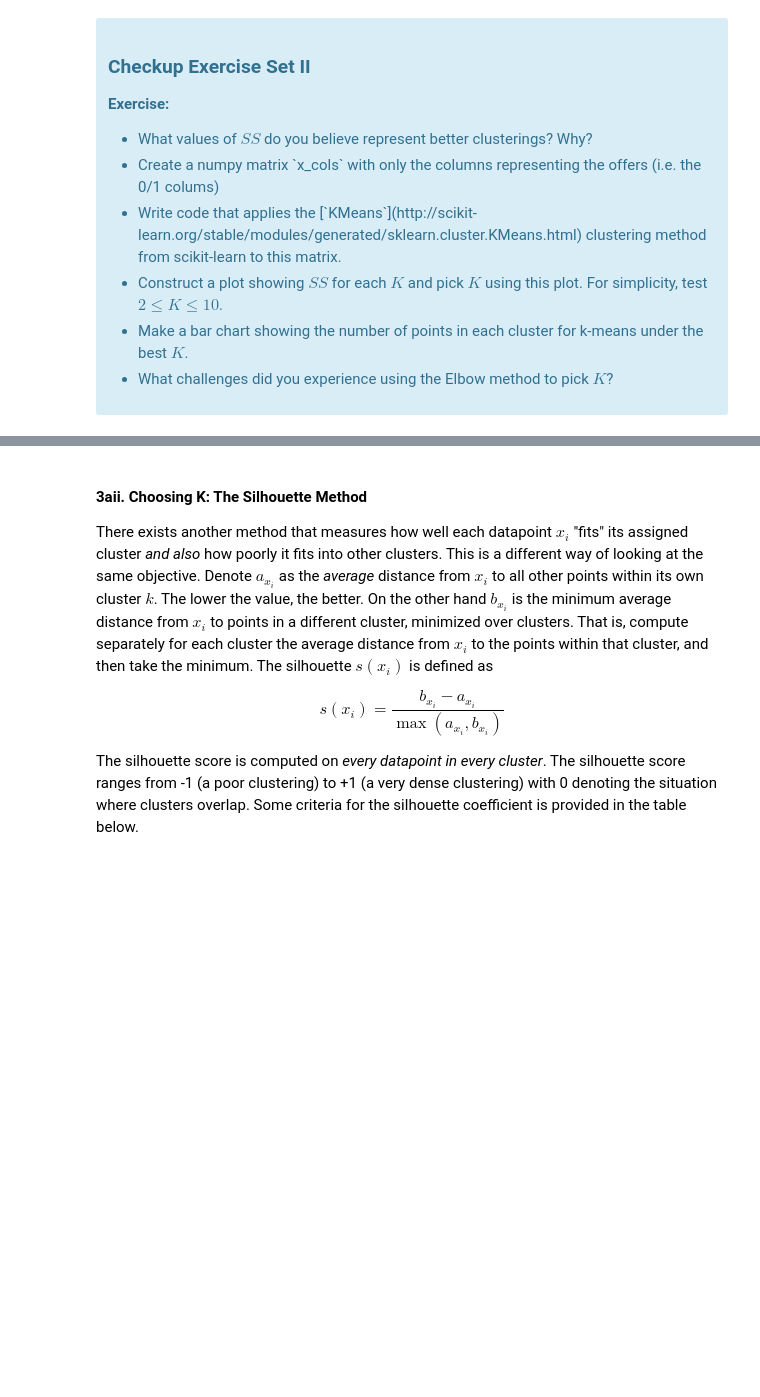
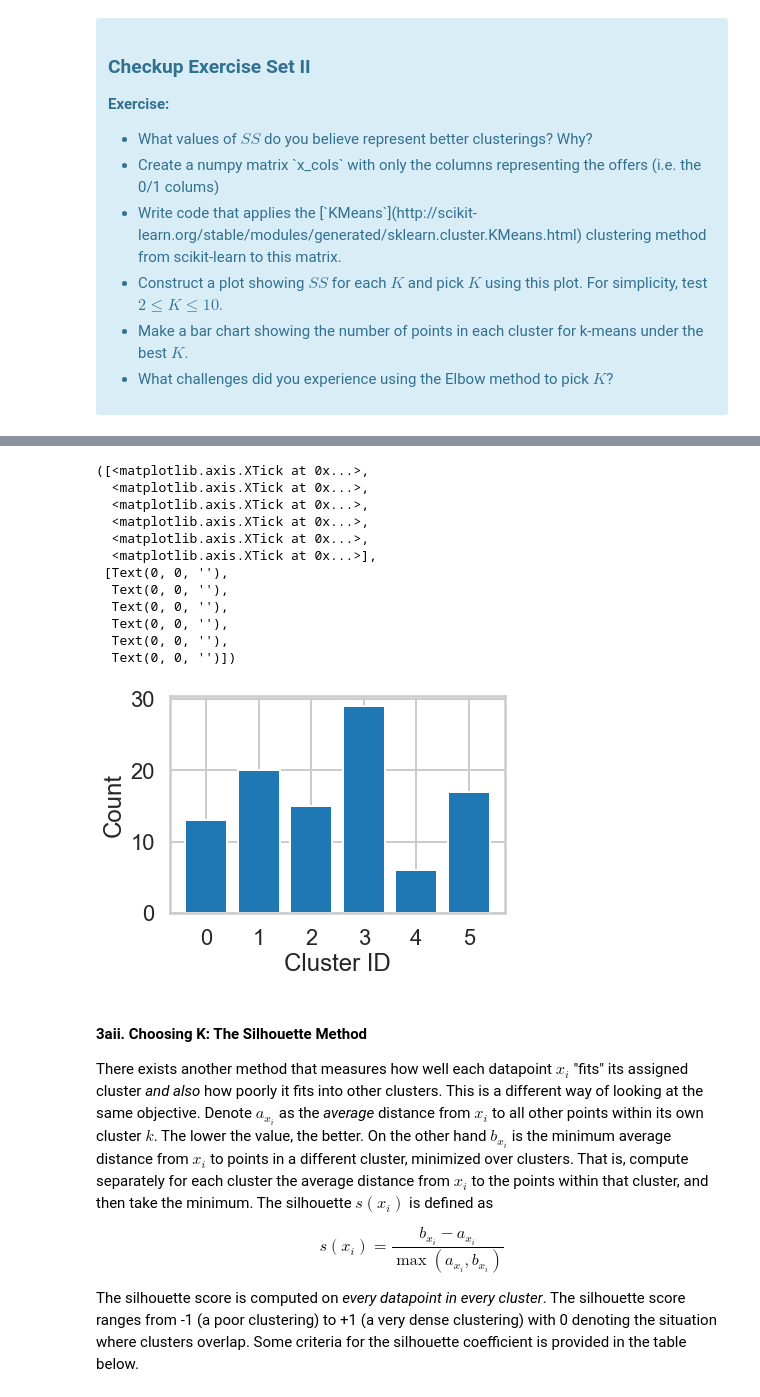
Before and after one commit to ehardwick2/Unsupervised_Learning, a Jupyter notebook: Clustering Case Study - Customer Segmentation with K-Means - Tier 3.ipynb, the cells around one changed output, grey strips where cells are left out. Saved outputs shown, nothing was run; the diff lists cells and outputs as text; code cells hidden in the pictures; blank space fills up the shorter version.

```diff
--- a/Clustering Case Study - Customer Segmentation with K-Means - Tier 3.ipynb
+++ b/Clustering Case Study - Customer Segmentation with K-Means - Tier 3.ipynb
@@ -152,3 +210,29 @@ where $x_i$ is a point, $C_k$ represents cluster $k$ and $\mu_k$ is the centroid
+# %%
+#plot bar chart for K=6
+K6 = 6
+assignments_K6 = clusters[str(K6)]
+counts6 = np.bincount(assignments_K6)
+
+# bar chart with parameters range(K3) and counts
+plt.bar(range(K6), counts6, align='center')
+
+plt.xlabel("Cluster ID")
+plt.ylabel("Count")
+plt.xticks(range(K6))
+# %% [output]
+([<matplotlib.axis.XTick at 0x...>,
+  <matplotlib.axis.XTick at 0x...>,
+  <matplotlib.axis.XTick at 0x...>,
+  <matplotlib.axis.XTick at 0x...>,
+  <matplotlib.axis.XTick at 0x...>,
+  <matplotlib.axis.XTick at 0x...>],
+ [Text(0, 0, ''),
+  Text(0, 0, ''),
+  Text(0, 0, ''),
+  Text(0, 0, ''),
+  Text(0, 0, ''),
+  Text(0, 0, '')])
+[figure, added]
 # %% [markdown]
 #### 3aii. Choosing K: The Silhouette Method
 
```
Also changed, not shown: parts of 17 cells of this notebook.
